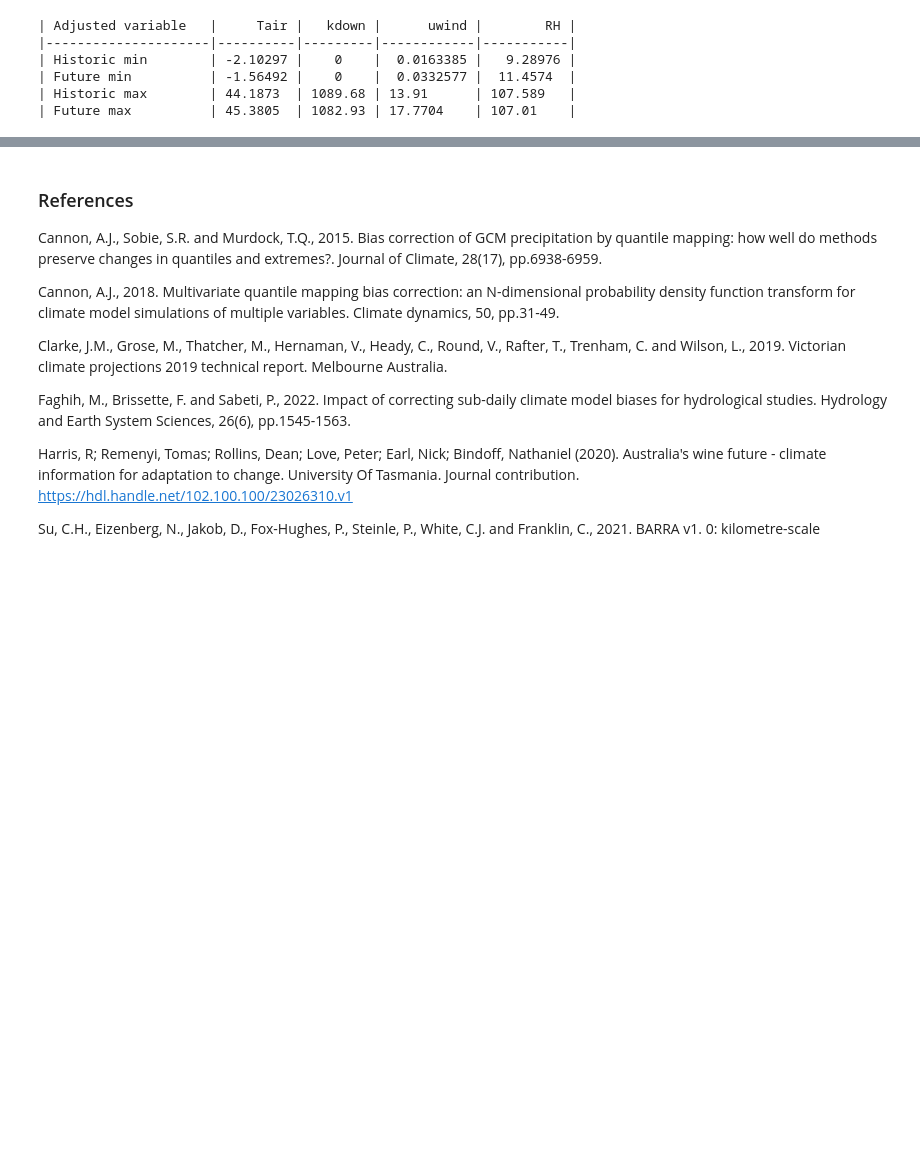
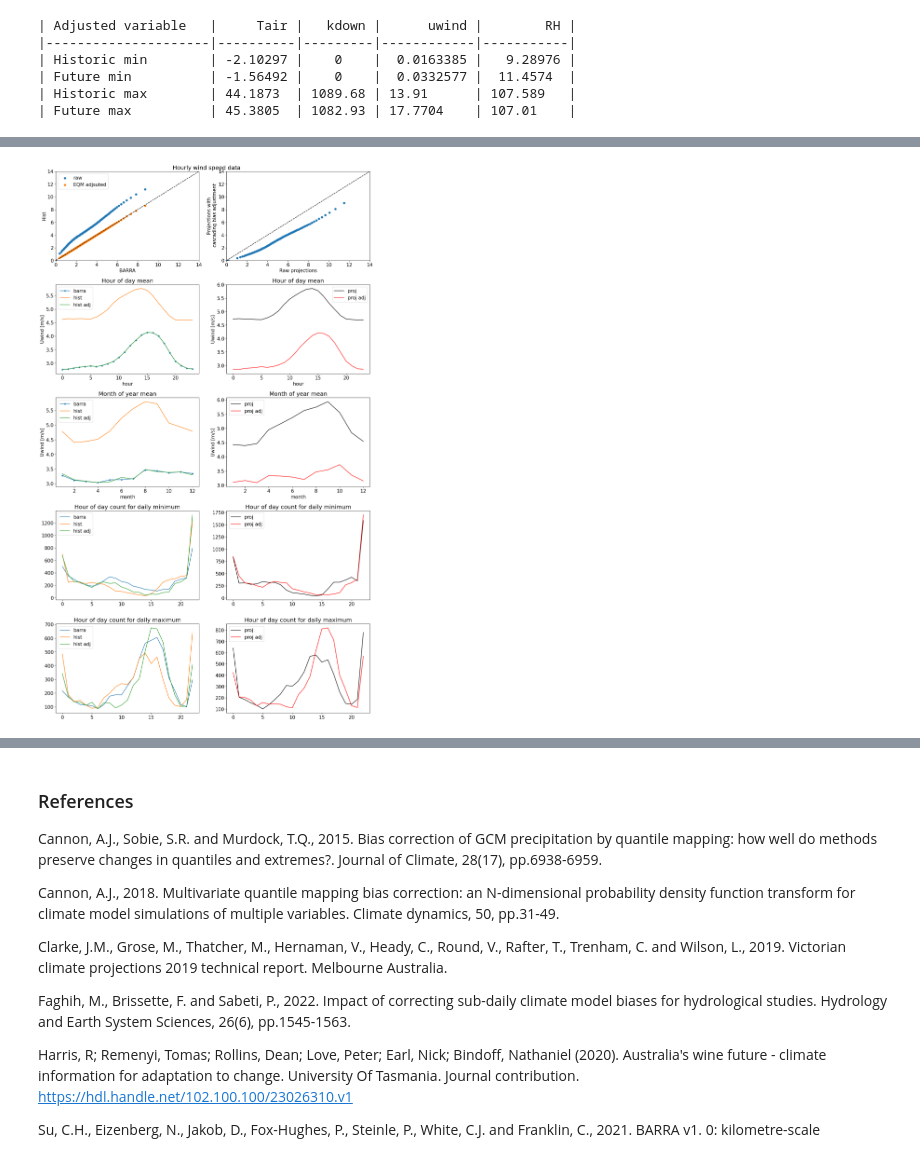
Before and after one commit to bweeding/multivariate_bias_correction_and_thermal_stress_modelling, a Jupyter notebook: mba_workflow.ipynb, the cells around one changed output, grey strips where cells are left out. Drawn from its saved outputs; the diff is of its cells as text; code cells hidden in the pictures; blank space fills up the shorter version.

```diff
--- a/mba_workflow.ipynb
+++ b/mba_workflow.ipynb
@@ -365,0 +510,86 @@ extra = out.drop_vars(["scenh", "scen"])
+# %%
+matplotlib.rcParams['figure.figsize'] = [15,25]
+plt.rc('font', size=15)
+fig,axs = plt.subplots(nrows=5, ncols=2,layout="constrained")
+
+ax=axs[0,0]
+
+ax.scatter(ds_barra.Uwind.compute().quantile(np.arange(0,1.01,0.01)),ds_model_hist.Uwind.compute().quantile(np.arange(0,1.01,0.01)),label='raw')
+ax.scatter(ds_barra.Uwind.compute().quantile(np.arange(0,1.01,0.01)),scenh.Uwind.quantile(np.arange(0,1.01,0.01)),label='EQM adjsuted')
+ax.plot([0,14],[0,14],'k--')
+ax.set_xlim([0,14])
+ax.set_ylim([0,14])
+#ax.plot([0,20],[0,20],'k--')
+ax.set_xlabel('BARRA')
+ax.set_ylabel('Hist')
+ax.legend()
+
+ax=axs[0,1]
+
+ax.scatter(ds_model_proj.Uwind.compute().quantile(np.arange(0,1.01,0.01)),scens.Uwind.compute().quantile(np.arange(0,1.01,0.01)),label='EQM adjsuted')
+#ax.plot([0,20],[0,20],'k--')
+ax.plot([0,14],[0,14],'k--')
+ax.set_xlim([0,14])
+ax.set_ylim([0,14])
+ax.set_xlabel('Raw projections')
+ax.set_ylabel('Projections with\n cascading bias adjustment')
+
+ax=axs[1,0]
+ds_barra.Uwind.groupby(ds_barra.time.dt.hour).mean().plot(label='barra',ax=ax,marker='*')
+ds_model_hist.Uwind.groupby(ds_model_hist.time.dt.hour).mean().plot(label='hist',ax=ax)
+scenh.Uwind.groupby(scenh.Uwind.time.dt.hour).mean().plot(label='hist adj',ax=ax)
+ax.legend()
+ax.set_title("Hour of day mean")
+
+ax=axs[1,1]
+
+ds_model_proj.Uwind.groupby(ds_model_proj.time.dt.hour).mean().plot(label='proj',ax=ax,color='black')
+scens.Uwind.groupby(scens.Uwind.time.dt.hour).mean().plot(label='proj adj',ax=ax,color='red')
+ax.legend()
+ax.set_title("Hour of day mean")
+
+ax=axs[2,0]
+
+ds_barra.Uwind.groupby(ds_barra.time.dt.month).mean().plot(label='barra',ax=ax,marker='*')
+ds_model_hist.Uwind.groupby(ds_model_hist.time.dt.month).mean().plot(label='hist',ax=ax)
+scenh.Uwind.groupby(scenh.Uwind.time.dt.month).mean().plot(label='hist adj',ax=ax)
+ax.legend()
+ax.set_title("Month of year mean")
+
+ax=axs[2,1]
+ds_model_proj.Uwind.groupby(ds_model_proj.time.dt.month).mean().plot(label='proj',ax=ax,color='black')
+scens.Uwind.groupby(scens.Uwind.time.dt.month).mean().plot(label='proj adj',ax=ax,color='red')
+ax.legend()
+ax.set_title("Month of year mean")
+
+ax=axs[3,0]
+ax.plot(np.histogram(ds_barra.Uwind.compute().resample(time='1D').map(lambda x : x.time[x==x.min()]).dt.hour,bins=np.arange(0,24,1))[0],label='barra')
+ax.plot(np.histogram(ds_model_hist.Uwind.compute().resample(time='1D').map(lambda x : x.time[x==x.min()]).dt.hour,bins=np.arange(0,24,1))[0],label='hist')
+ax.plot(np.histogram(scenh.Uwind.resample(time='1D').map(lambda x : x.time[x==x.min()]).dt.hour,bins=np.arange(0,24,1))[0],label='hist adj')
+ax.legend()
+ax.set_title("Hour of day count for daily minimum")
+
+ax=axs[3,1]
+ax.plot(np.histogram(ds_model_proj.Uwind.compute().resample(time='1D').map(lambda x : x.time[x==x.min()]).dt.hour,bins=np.arange(0,24,1))[0],label='proj',color='black')
+ax.plot(np.histogram(scens.Uwind.resample(time='1D').map(lambda x : x.time[x==x.min()]).dt.hour,bins=np.arange(0,24,1))[0],label='proj adj',color='red')
+ax.legend()
+ax.set_title("Hour of day count for daily minimum")
+
+
+ax=axs[4,0]
+ax.plot(np.histogram(ds_barra.Uwind.compute().resample(time='1D').map(lambda x : x.time[x==x.max()]).dt.hour,bins=np.arange(0,24,1))[0],label='barra')
+ax.plot(np.histogram(ds_model_hist.Uwind.compute().resample(time='1D').map(lambda x : x.time[x==x.max()]).dt.hour,bins=np.arange(0,24,1))[0],label='hist')
+ax.plot(np.histogram(scenh.Uwind.resample(time='1D').map(lambda x : x.time[x==x.max()]).dt.hour,bins=np.arange(0,24,1))[0],label='hist adj')
+ax.legend()
+ax.set_title("Hour of day count for daily maximum")
+
+ax=axs[4,1]
+ax.plot(np.histogram(ds_model_proj.Uwind.compute().resample(time='1D').map(lambda x : x.time[x==x.max()]).dt.hour,bins=np.arange(0,24,1))[0],label='proj',color='black')
+ax.plot(np.histogram(scens.Uwind.resample(time='1D').map(lambda x : x.time[x==x.max()]).dt.hour,bins=np.arange(0,24,1))[0],label='proj adj',color='red')
+ax.legend()
+ax.set_title("Hour of day count for daily maximum")
+
+plt.suptitle('Hourly wind speed data')
+plt.tight_layout()
+# %% [output]
+[figure, added]
```
Also changed, not shown: parts of 11 cells of this notebook.
